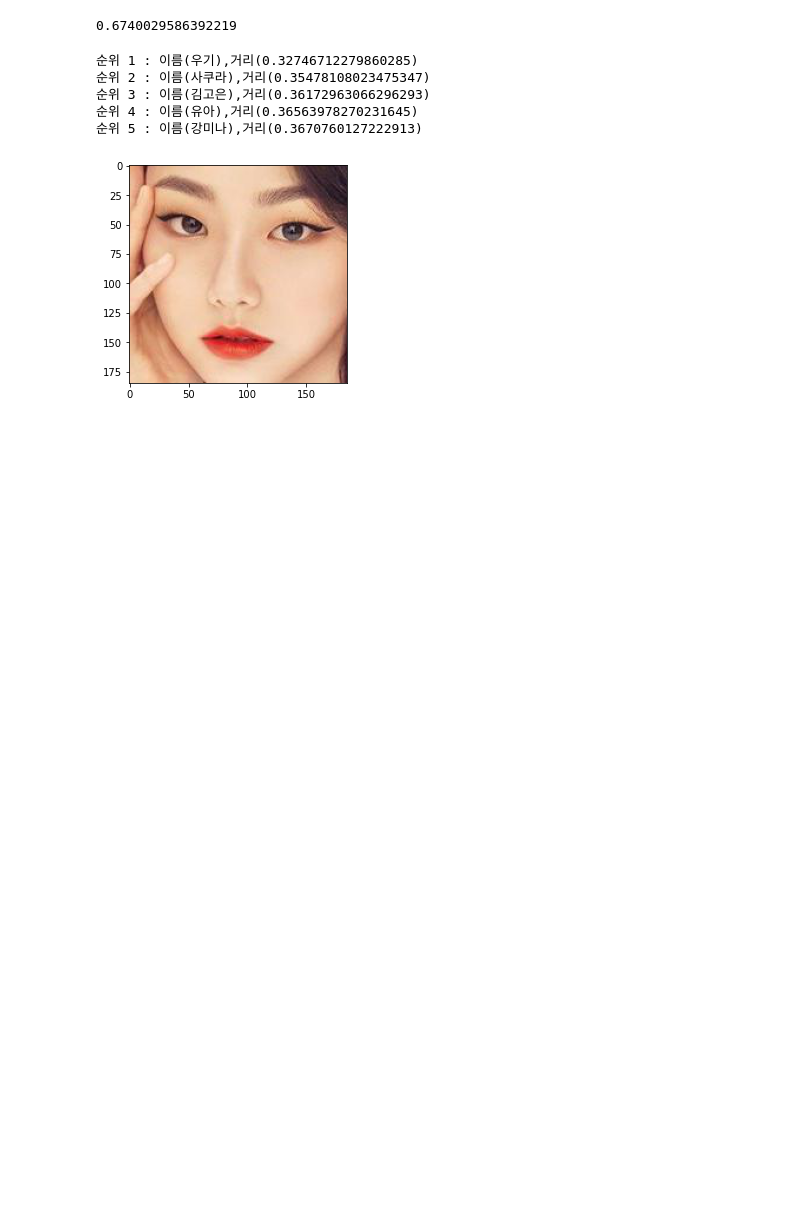
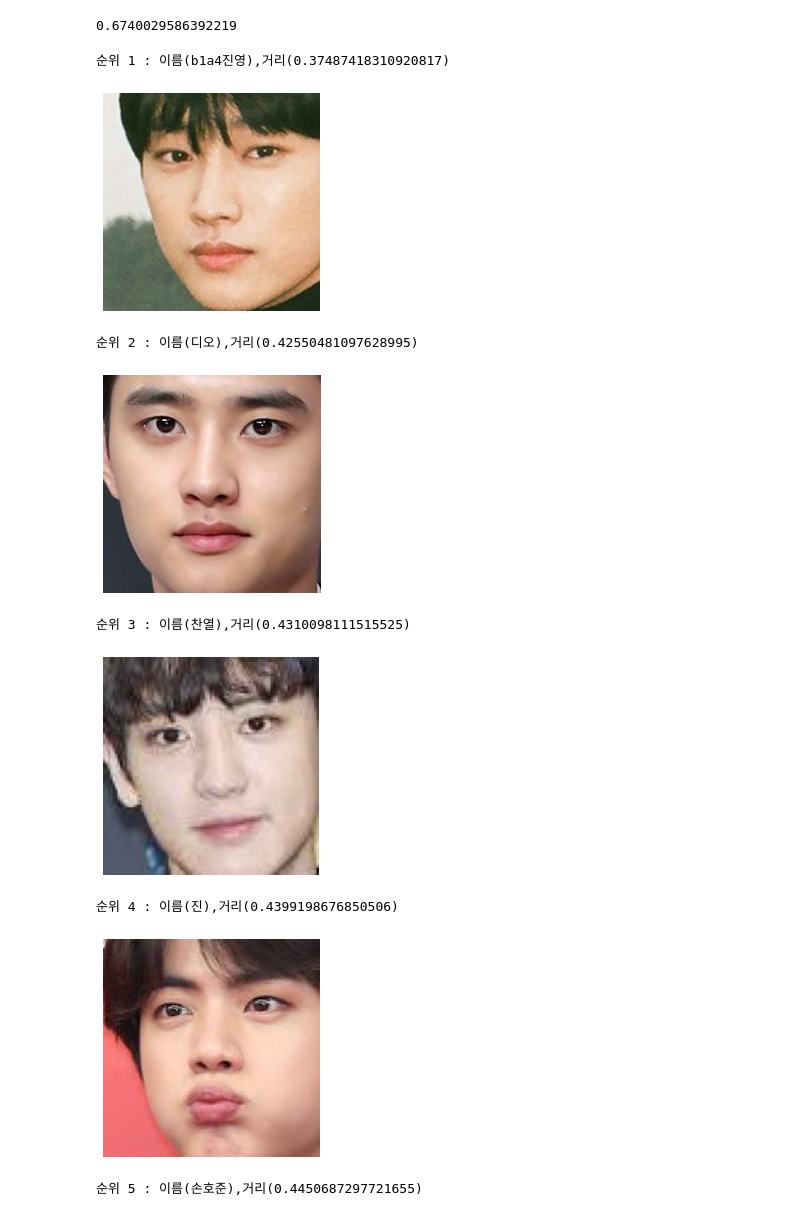
Before and after one commit to HSC-1/aiffel_achieve, a Jupyter notebook: (E7) similar image.ipynb, the cells around one changed output. Cells and saved outputs as stored; diff of their text form; code cells hidden in the pictures; blank space fills up the shorter version.

```diff
--- a/(E7) similar image.ipynb
+++ b/(E7) similar image.ipynb
@@ -7,15 +7,4 @@ import numpy as np
 from PIL import Image
 image_path = os.getenv('HOME')+'/aiffel/face_embedding/images/celebrity/승희.jpeg'
 path_to_save = os.getenv('HOME')+'/aiffel/face_embedding/embed/'
-image = face_recognition.load_image_file(image_path)
-face_locations = face_recognition.face_locations(image)
-
-print(face_locations)  # 이미지에서 얼굴 영역의 좌표를 출력합니다.
-
-%matplotlib inline
-import matplotlib.pyplot as plt
-
-a, b, c, d = face_locations[0]
-cropped_face = image[a:c,d:b,:]
-
-plt.imshow(cropped_face)   # 이미지에서 얼굴영역만 잘라낸 cropped_face를 그려 봅니다.
+   # 이미지에서 얼굴영역만 잘라낸 cropped_face를 그려 봅니다.
@@ -36,7 +21,7 @@ def get_gropped_face(image_file):
     return cropped_face
 # %%
 dir_path = os.getenv('HOME')+'/aiffel/face_embedding/images/celebrity/'
-image_file = os.path.join(dir_path, '승희.jpeg')
+image_file = os.path.join(dir_path, '나.jpg')
 face = get_gropped_face(image_file)   # 얼굴 영역을 구하는 함수(이전 스텝에서 구현)
 
 # 얼굴 영역을 가지고 얼굴 임베딩 벡터를 구하는 함수
@@ -112,15 +96,20 @@ def get_nearest_face(name, top=5):
         if sorted_faces[i]:
             print('순위 {} : 이름({}),거리({})'.format(i,
                                                sorted_faces[i][0],sort_key_func(sorted_faces[i][0])))
+
             ims = Image.open(path_to_save + sorted_faces[i][0])
             plt.imshow(ims)
-            plt.show
+            plt.axis('off')
+            plt.show()
 # %%
-get_nearest_face('승희')
+get_nearest_face('나')
 # %% [output]
-순위 1 : 이름(우기),거리(0.32746712279860285)
-순위 2 : 이름(사쿠라),거리(0.35478108023475347)
-순위 3 : 이름(김고은),거리(0.36172963066296293)
-순위 4 : 이름(유아),거리(0.36563978270231645)
-순위 5 : 이름(강미나),거리(0.3670760127222913)
+순위 1 : 이름(b1a4진영),거리(0.37487418310920817)
-[figure, old version]
+[figure, new version]
+순위 2 : 이름(디오),거리(0.42550481097628995)
+[figure, added]
+순위 3 : 이름(찬열),거리(0.4310098111515525)
+[figure, added]
+순위 4 : 이름(진),거리(0.4399198676850506)
+[figure, added]
+순위 5 : 이름(손호준),거리(0.4450687297721655)
```
Also changed, not shown: parts of 4 cells of this notebook.
